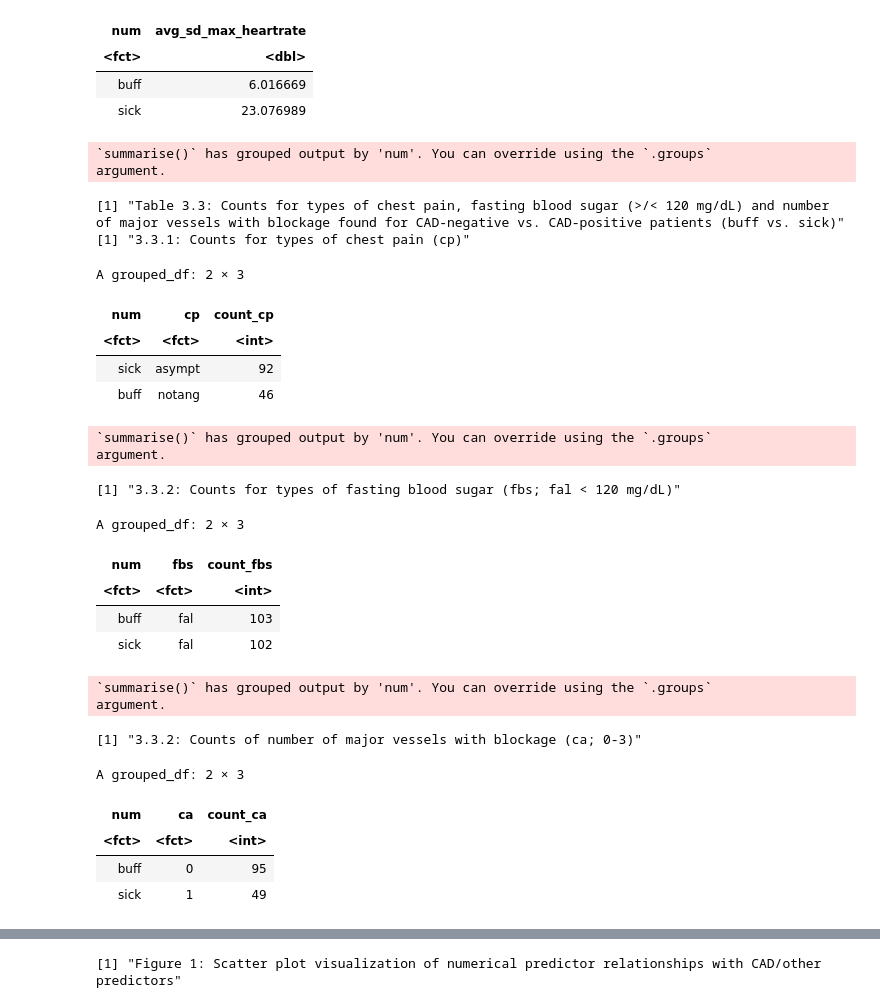
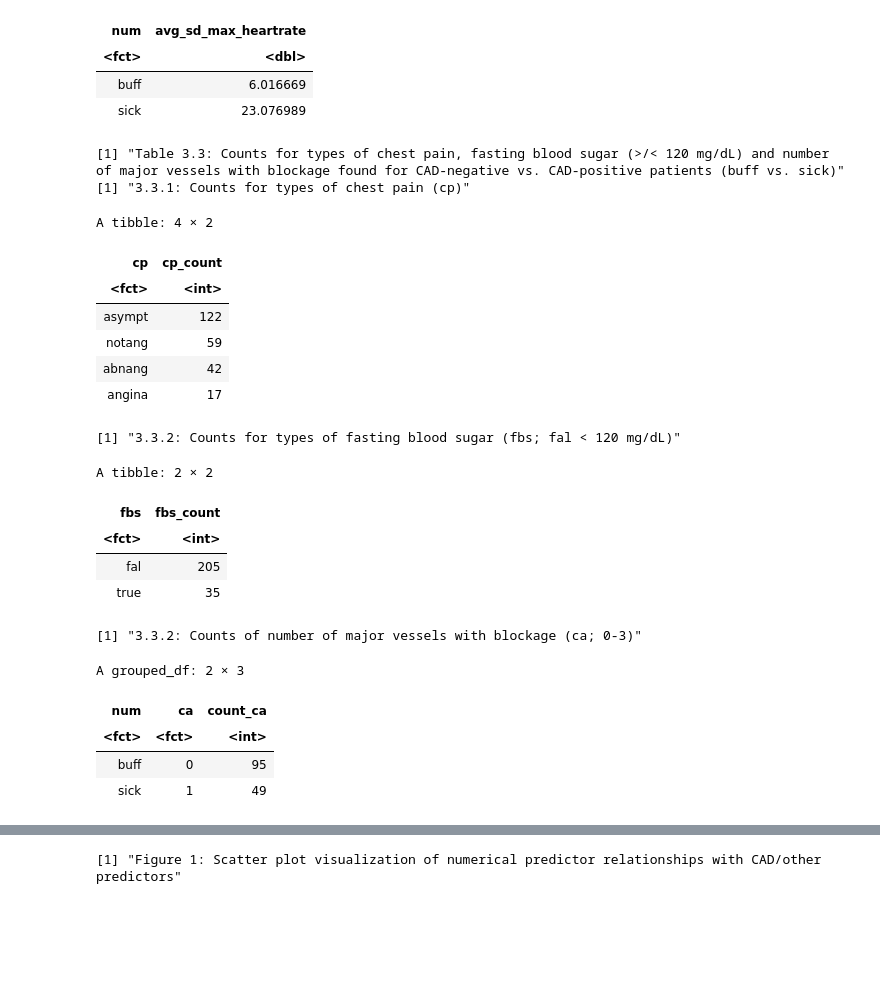
Before and after one commit to JennWan/Group_Project, a Jupyter notebook: newcleveland_2.ipynb, the cells around one changed output, grey strips where cells are left out. Cells and saved outputs as stored; diff of their text form; code cells hidden in the pictures; blank space fills up the shorter version.

Commit message:
modified count tables

```diff
--- a/newcleveland_2.ipynb
+++ b/newcleveland_2.ipynb
@@ -437,61 +437,54 @@ A tibble: 2 × 2
 # %%
 # comparing the counts for types of chest pain, fasting blood sugar (>/< 120 mg/dL) and
 # number of major vessels with blockage found for CAD-negative vs. CAD-positive
 # patients (buff vs. sick)
 
 # exploring chest pain (cp) statistics
 exploration_tbl5 <- cleveland_train |>
-    group_by(num, cp) |>
-    summarize(count_cp = n()) |>
-    arrange(desc(count_cp)) |>
-    head(2)
+    group_by(cp) |>
+    summarize(cp_count = n()) |>
+    arrange(desc(cp_count))
 
 print("Table 3.3: Counts for types of chest pain, fasting blood sugar (>/< 120 mg/dL) and number of major vessels with blockage found for CAD-negative vs. CAD-positive patients (buff vs. sick)")
 
 print("3.3.1: Counts for types of chest pain (cp)")
 exploration_tbl5
 
 # exploring fasting blood sugar (fbs) statistics
 exploration_tbl6 <- cleveland_train |>
-    group_by(num, fbs) |>
-    summarize(count_fbs = n()) |>
-    arrange(desc(count_fbs)) |>
-    head(2)
+    group_by(fbs) |>
+    summarize(fbs_count = n()) |>
+    arrange(desc(fbs_count))
 
 print("3.3.2: Counts for types of fasting blood sugar (fbs; fal < 120 mg/dL)")
 exploration_tbl6
 
 # exploring major vascular blockage (ca) statistics
-exploration_tbl7 <- cleveland_train |>
-    group_by(num, ca) |>
-    summarize(count_ca = n()) |>
-    arrange(desc(count_ca)) |>
-    head(2)
+exploration_tbl10 <- cleveland_train |>
+    group_by(ca) |>
+    summarize(ca_count = n()) |>
+    arrange(desc(ca_count))
 
 print("3.3.2: Counts of number of major vessels with blockage (ca; 0-3)")
 exploration_tbl7
 # %% [output]
-`summarise()` has grouped output by 'num'. You can override using the `.groups`
-argument.
+[1] "Table 3.3: Counts for types of chest pain, fasting blood sugar (>/< 120 mg/dL) and number of major vessels with blockage found for CAD-negative vs. CAD-positive patients (buff vs. sick)"
+[1] "3.3.1: Counts for types of chest pain (cp)"
-[1] "Table 3.3: Counts for types of chest pain, fasting blood sugar (>/< 120 mg/dL) and number of major vessels with blockage found for CAD-negative vs. CAD-positive patients (buff vs. sick)"
-[1] "3.3.1: Counts for types of chest pain (cp)"
+A tibble: 4 × 2
+| cp | cp_count |
+| <fct> | <int> |
+| asympt | 122 |
+| notang | 59 |
+| abnang | 42 |
+| angina | 17 |
-A grouped_df: 2 × 3
+[1] "3.3.2: Counts for types of fasting blood sugar (fbs; fal < 120 mg/dL)"
-| num | cp | count_cp |
-| <fct> | <fct> | <int> |
-| sick | asympt | 92 |
-| buff | notang | 46 |
-`summarise()` has grouped output by 'num'. You can override using the `.groups`
-argument.
+A tibble: 2 × 2
+| fbs | fbs_count |
+| <fct> | <int> |
+| fal | 205 |
+| true | 35 |
-[1] "3.3.2: Counts for types of fasting blood sugar (fbs; fal < 120 mg/dL)"
+[1] "3.3.2: Counts of number of major vessels with blockage (ca; 0-3)"
 A grouped_df: 2 × 3
-| num | fbs | count_fbs |
-| <fct> | <fct> | <int> |
-| buff | fal | 103 |
-| sick | fal | 102 |
-`summarise()` has grouped output by 'num'. You can override using the `.groups`
-argument.
-[1] "3.3.2: Counts of number of major vessels with blockage (ca; 0-3)"
-A grouped_df: 2 × 3
 | num | ca | count_ca |
 | <fct> | <fct> | <int> |
 | buff | 0 | 95 |
```
Also changed, not shown: parts of 4 cells of this notebook.
